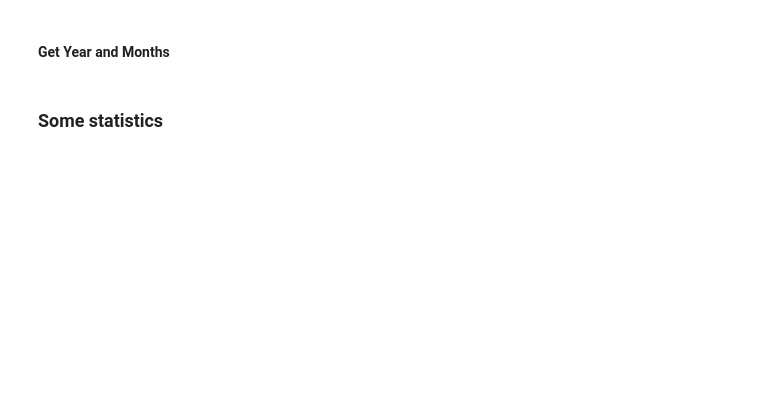
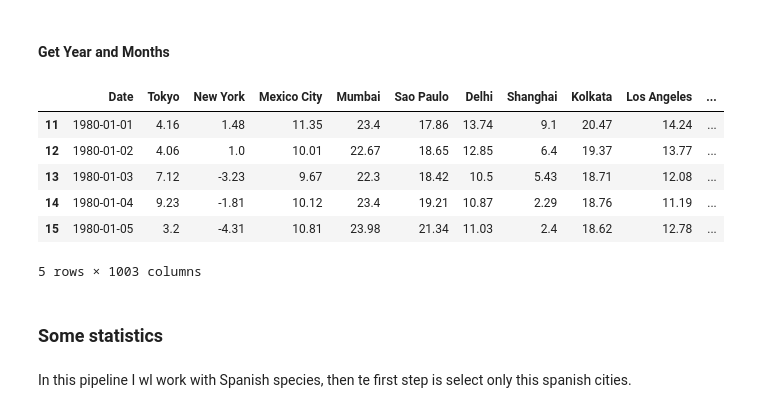
Before and after one commit to AnaAGG/Effects_of_Climatic_Change_on_Species_Distributions, a Jupyter notebook: Output/Pipeline.ipynb, the cells around one changed output. Drawn from its saved outputs; the diff is of its cells as text; code cells hidden in the pictures; blank space fills up the shorter version.

Commit message:
changes pipeline

```diff
--- a/Output/Pipeline.ipynb
+++ b/Output/Pipeline.ipynb
@@ -88 +158,11 @@ df = get_month_year(df, 'Date')
+# %%
+df[:5]
+# %% [output]
+|  | Date | Tokyo | New York | Mexico City | Mumbai | Sao Paulo | Delhi | Shanghai | Kolkata | Los Angeles | ... |
+| 11 | 1980-01-01 | 4.16 | 1.48 | 11.35 | 23.4 | 17.86 | 13.74 | 9.1 | 20.47 | 14.24 | ... |
+| 12 | 1980-01-02 | 4.06 | 1.0 | 10.01 | 22.67 | 18.65 | 12.85 | 6.4 | 19.37 | 13.77 | ... |
+| 13 | 1980-01-03 | 7.12 | -3.23 | 9.67 | 22.3 | 18.42 | 10.5 | 5.43 | 18.71 | 12.08 | ... |
+| 14 | 1980-01-04 | 9.23 | -1.81 | 10.12 | 23.4 | 19.21 | 10.87 | 2.29 | 18.76 | 11.19 | ... |
+| 15 | 1980-01-05 | 3.2 | -4.31 | 10.81 | 23.98 | 21.34 | 11.03 | 2.4 | 18.62 | 12.78 | ... |
+5 rows × 1003 columns
 # %%
@@ -90,3 +170,5 @@ df.to_csv("Dataset.csv")
 # %% [markdown]
 ### Some statistics
+# %% [markdown]
+In this pipeline I wl work with Spanish species, then te first step is select only this spanish cities.
 # %%
```
Also changed, not shown: parts of 30 cells of this notebook, 1 other file.
